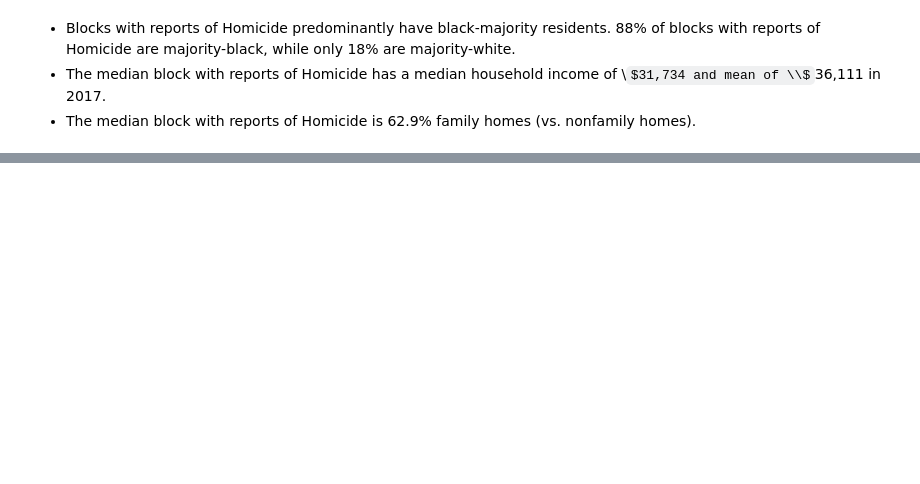
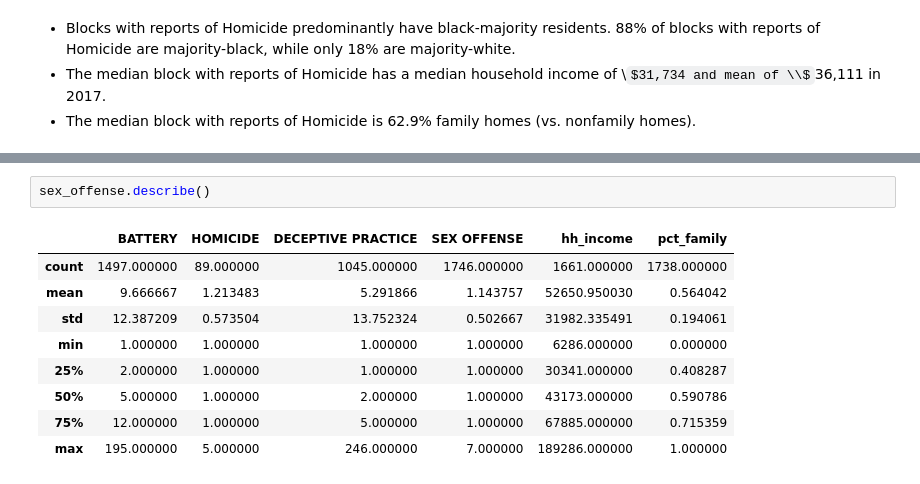
Before and after one commit to jtanwk/capp30254, a Jupyter notebook: HW1/Homework 1.ipynb, the cells around one changed output, grey strips where cells are left out. Cells and saved outputs as stored; diff of their text form; some formulas as TeX source; blank space fills up the shorter version.

```diff
--- a/HW1/Homework 1.ipynb
+++ b/HW1/Homework 1.ipynb
@@ -619,0 +642,12 @@ for i in range(3):
+# %%
+sex_offense.describe()
+# %% [output]
+|  | BATTERY | HOMICIDE | DECEPTIVE PRACTICE | SEX OFFENSE | hh_income | pct_family |
+| count | 1497.000000 | 89.000000 | 1045.000000 | 1746.000000 | 1661.000000 | 1738.000000 |
+| mean | 9.666667 | 1.213483 | 5.291866 | 1.143757 | 52650.950030 | 0.564042 |
+| std | 12.387209 | 0.573504 | 13.752324 | 0.502667 | 31982.335491 | 0.194061 |
+| min | 1.000000 | 1.000000 | 1.000000 | 1.000000 | 6286.000000 | 0.000000 |
+| 25% | 2.000000 | 1.000000 | 1.000000 | 1.000000 | 30341.000000 | 0.408287 |
+| 50% | 5.000000 | 1.000000 | 2.000000 | 1.000000 | 43173.000000 | 0.590786 |
+| 75% | 12.000000 | 1.000000 | 5.000000 | 1.000000 | 67885.000000 | 0.715359 |
+| max | 195.000000 | 5.000000 | 246.000000 | 7.000000 | 189286.000000 | 1.000000 |
```
Also changed, not shown: parts of 25 cells of this notebook.
